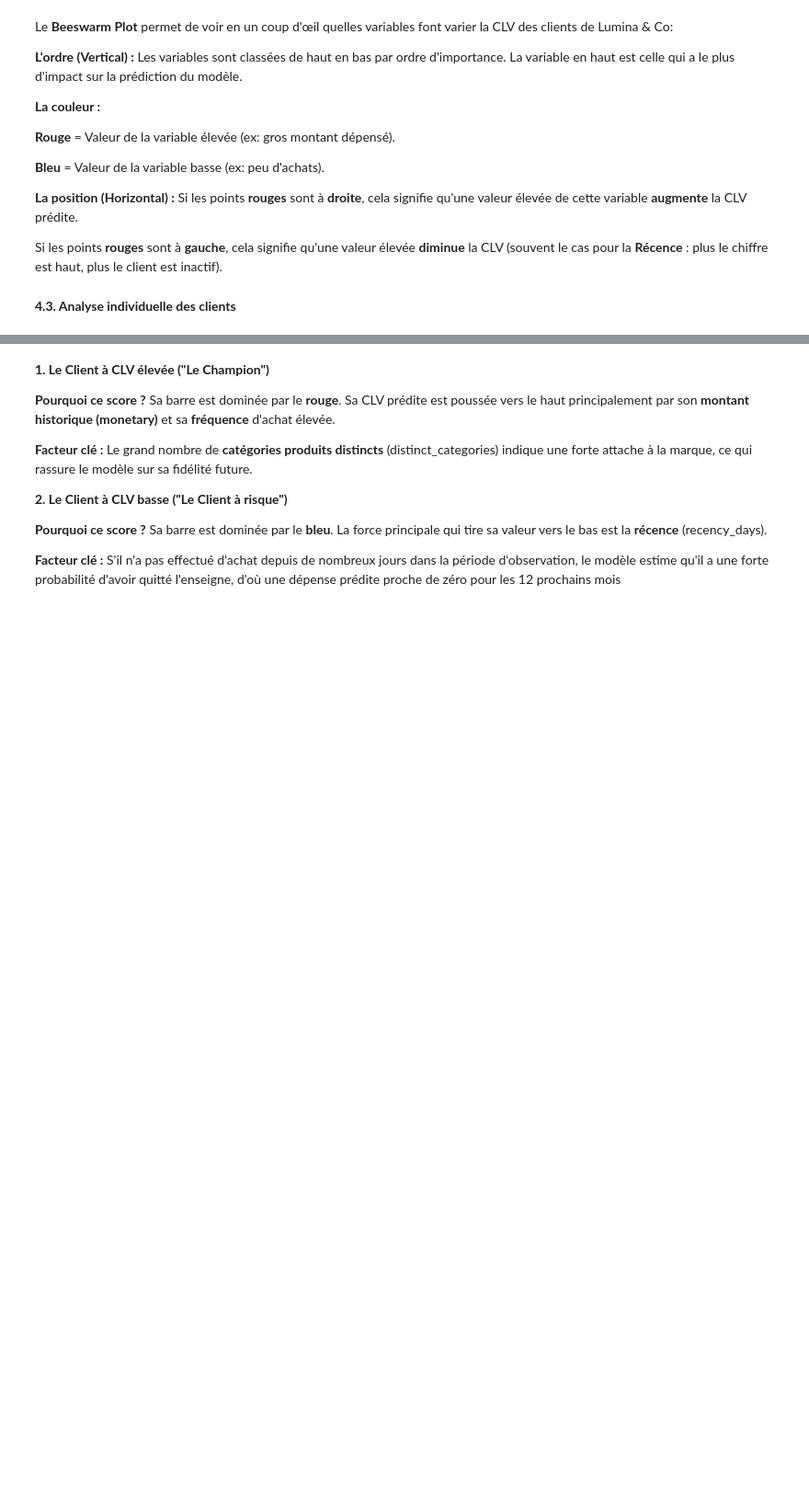
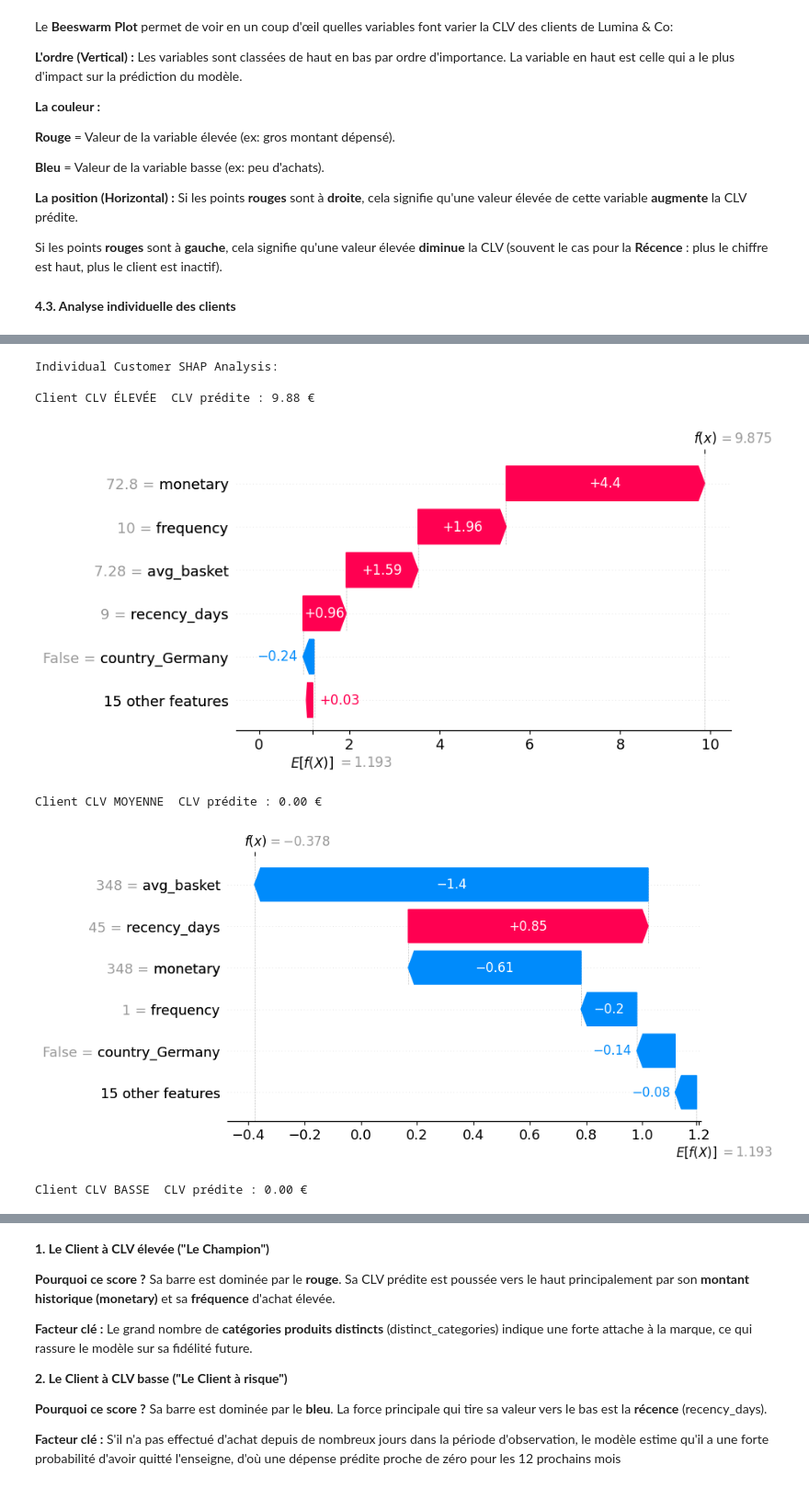
Before and after one commit to fds-imane/Data_Marketing, a Jupyter notebook: data_marketing_part3.ipynb, the cells around one changed output, grey strips where cells are left out. Shown at 92% size. Cells and saved outputs as stored; diff of their text form; code cells hidden in the pictures; blank space fills up the shorter version.

```diff
--- a/data_marketing_part3.ipynb
+++ b/data_marketing_part3.ipynb
@@ -58,0 +22,5 @@ print(transactions["invoice_date"].max())
+# %%
+# 2. Définition des dates (Split 12 mois / 12 mois)
+date_min = transactions['invoice_date'].min()
+cutoff = date_min + pd.DateOffset(months=12)
+cutoff_end = cutoff + pd.DateOffset(months=12)
@@ -499,0 +431,38 @@ shap.force_plot(explainer.expected_value, shap_values[pos_low,:], X_test.iloc[po
+# %%
+# Use the best model (xgb_model) for predictions on the full X_test set
+preds_full = xgb_model.predict(X_test)
+
+# Ensure predictions are non-negative for display
+preds_full = np.maximum(preds_full, 0)
+
+# Identify indices for high, medium, and low CLV clients from the test set predictions
+idx_haut  = np.argmax(preds_full)
+idx_bas   = np.argmin(preds_full)
+
+# For a 'medium' client, we can sort the predictions and pick the middle one
+sorted_indices = np.argsort(preds_full)
+idx_moyen = sorted_indices[len(preds_full) // 2]
+
+# Feature names for the plot
+feature_col = X_test.columns
+
+print("Individual Customer SHAP Analysis:")
+for label, idx in [("CLV ÉLEVÉE", idx_haut), ("CLV MOYENNE", idx_moyen), ("CLV BASSE", idx_bas)]:
+    print(f"\nClient {label}  CLV prédite : {preds_full[idx]:.2f} €")
+    shap.waterfall_plot(
+        shap.Explanation(
+            values        = shap_values[idx],  # Use the pre-calculated shap_values for X_test
+            base_values   = explainer.expected_value,
+            data          = X_test.iloc[idx],  # Use the actual data point from X_test
+            feature_names = feature_col
+        ),
+        max_display=6
+    )
+# %% [output]
+Individual Customer SHAP Analysis:
+
+Client CLV ÉLEVÉE  CLV prédite : 9.88 €
+[figure, added]
+Client CLV MOYENNE  CLV prédite : 0.00 €
+[figure, added]
+Client CLV BASSE  CLV prédite : 0.00 €
```
Also changed, not shown: parts of 26 cells of this notebook.
